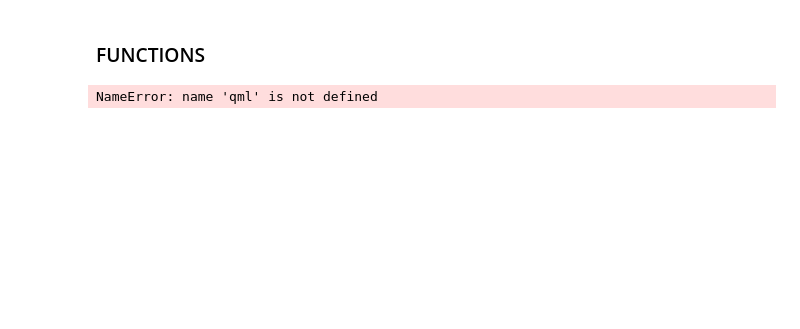
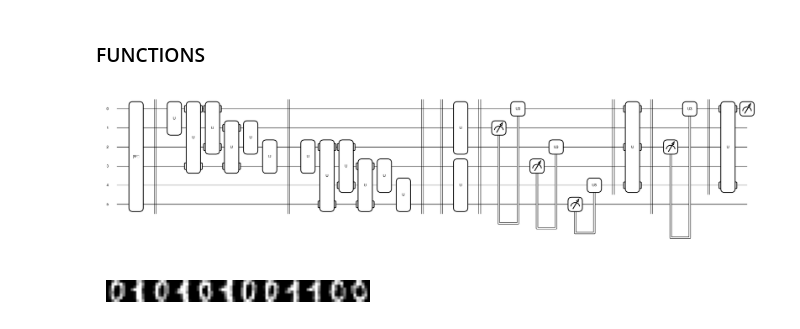
Before and after one commit to seanchisholm2/qcnn-lppc, a Jupyter notebook: QCNN_copy.ipynb, the cells around one changed output. Saved outputs shown, nothing was run; the diff lists cells and outputs as text; code cells hidden in the pictures; blank space fills up the shorter version.

```diff
--- a/QCNN_copy.ipynb
+++ b/QCNN_copy.ipynb
@@ -281,7 +268,8 @@ def dense_layer(weights, wires):
 
 
 num_wires = 6
-device = qml.device("default.mixed", wires=num_wires)
+#device = qml.device("default.mixed", wires=num_wires)
+device = qml.device("default.qubit", wires=num_wires)
 
 
 @qml.qnode(device)
@@ -291,36 +279,36 @@ def conv_net(weights, last_layer_weights, features):
         weights (np.array): Parameters of the convolution and pool layers.
         last_layer_weights (np.array): Parameters of the last dense layer.
         features (np.array): Input data to be embedded using AmplitudEmbedding."""
 
     layers = weights.shape[1]
     wires = list(range(num_wires))
 
     # inputs the state input_state
-    qml.QubitDensityMatrix(features, wires=wires)
-    #qml.AmplitudeEmbedding(features=features, wires=wires, pad_with=0.5)
+    #qml.QubitDensityMatrix(features, wires=wires)
+    qml.AmplitudeEmbedding(features=features, wires=wires, pad_with=0.5)
     qml.Barrier(wires=wires, only_visual=True)
 
 
     # adds convolutional and pooling layers
     for j in range(layers):
         conv_and_pooling(weights[:, j], wires, skip_first_layer=(not j == 0))
         wires = wires[::2]
         qml.Barrier(wires=wires, only_visual=True)
 
     assert last_layer_weights.size == 4 ** (len(wires)) - 1, (
         "The size of the last layer weights vector is incorrect!"
         f" \n Expected {4 ** (len(wires)) - 1}, Given {last_layer_weights.size}"
     )
     dense_layer(last_layer_weights, wires)
     return qml.probs(wires=(0))
 
 
 fig, ax = qml.draw_mpl(conv_net)(
     np.random.rand(81, 2), np.random.rand(4 ** 2 - 1), np.random.rand(2 ** num_wires)
 )
 plt.show()
 # %% [output]
-NameError: name 'qml' is not defined
+[figure, added]
 # %%
 digits = datasets.load_digits()
 images, labels = digits.data, digits.target
@@ -338,6 +326,8 @@ for i, ax in enumerate(axes.flatten()):
 plt.tight_layout()
 plt.subplots_adjust(wspace=0, hspace=0)
 plt.show()
+# %% [output]
+[figure, added]
 # %%
 def load_digits_data(num_train, num_test, rng):
     """Return training and testing data of digits dataset."""
```
Also changed, not shown: parts of 6 cells of this notebook, 17 other files.
